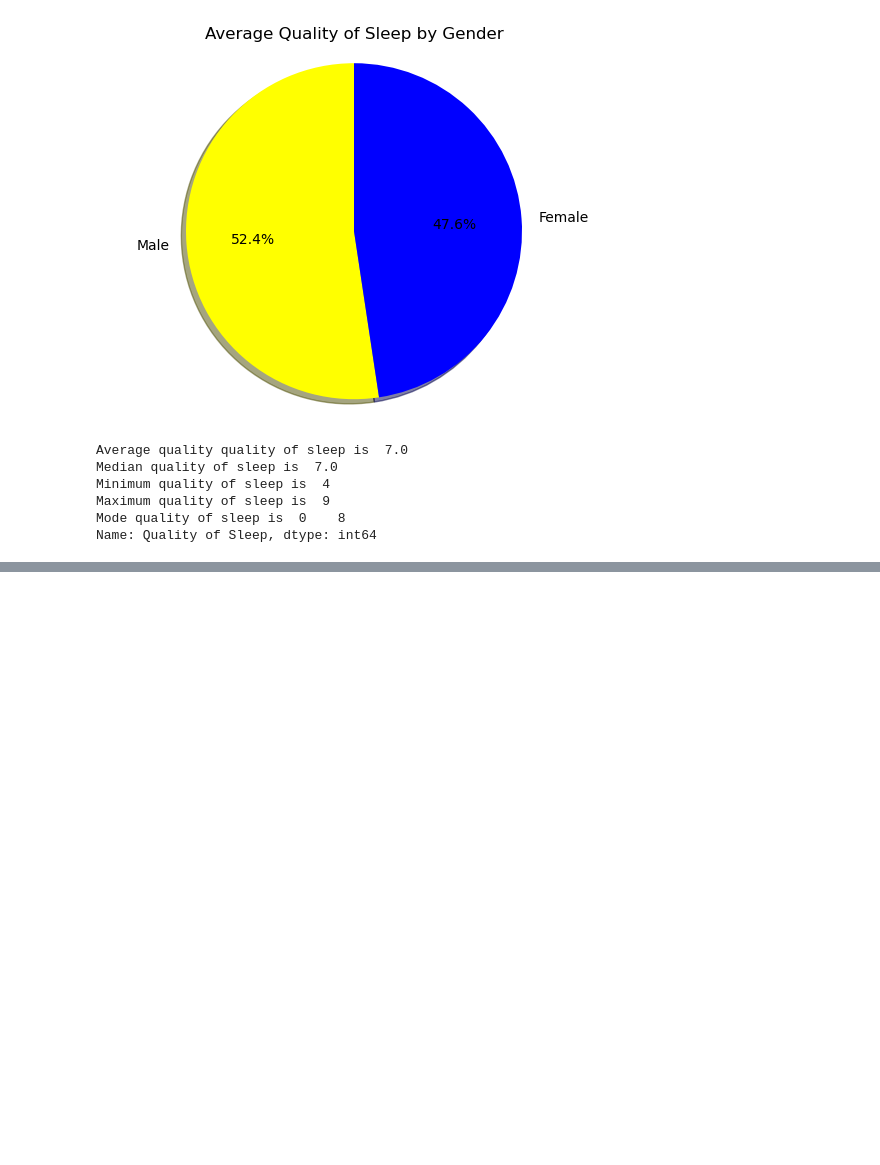
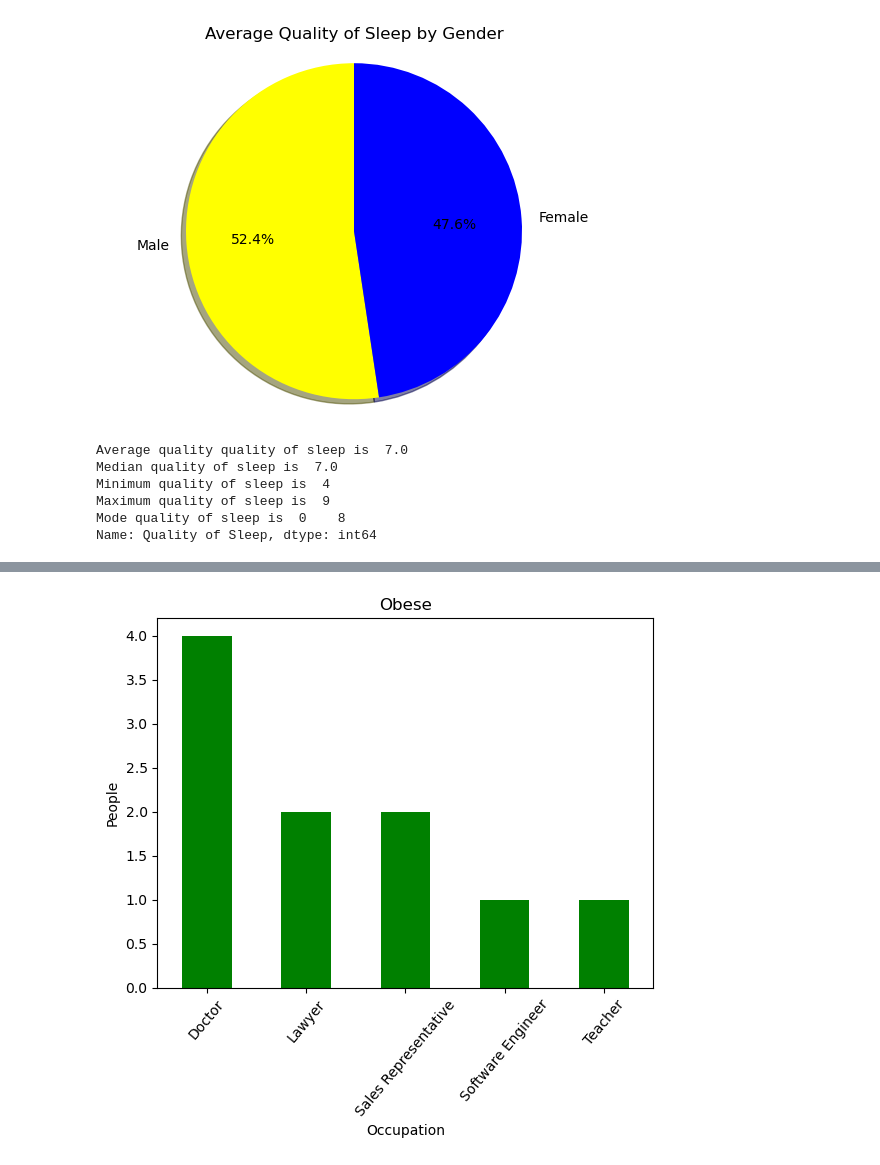
Before and after one commit to jaredsletto/Project_1, a Jupyter notebook: Project_1_sleep.ipynb, the cells around one changed output, grey strips where cells are left out. Cells and saved outputs as stored; diff of their text form; code cells hidden in the pictures; blank space fills up the shorter version.

```diff
--- a/Project_1_sleep.ipynb
+++ b/Project_1_sleep.ipynb
@@ -407,0 +414,5 @@ Name: Quality of Sleep, dtype: int64
+# %%
+Overweight_df = sleep_data[sleep_data["BMI Category"] == "Overweight"]
+Normal_df = sleep_data[sleep_data["BMI Category"] == "Normal"]
+Obese_df = sleep_data[sleep_data["BMI Category"] == "Obese"]
+Normal_Weight_df = sleep_data[sleep_data["BMI Category"] == "Normal Weight"]
@@ -407,0 +450,3 @@ Name: Quality of Sleep, dtype: int64
+# %%
+BMI_Category_Obese = Obese_df.groupby(["Occupation"])["BMI Category"].count()
+BMI_Category_Obese
@@ -407,0 +484,11 @@ Name: Quality of Sleep, dtype: int64
+# %%
+# Create bar chart for BMI Category and activity levels
+BMI_Category_Obese.plot(kind='bar', color="green", align="center")
+plt.title("Obese")
+plt.xlabel("Occupation")
+plt.ylabel("People")
+plt.xticks(rotation=50)
+plt.savefig("images/obese_bar.png")
+plt.show()
+# %% [output]
+[figure, added]
```
Also changed, not shown: parts of 22 cells of this notebook, 4 other files.
